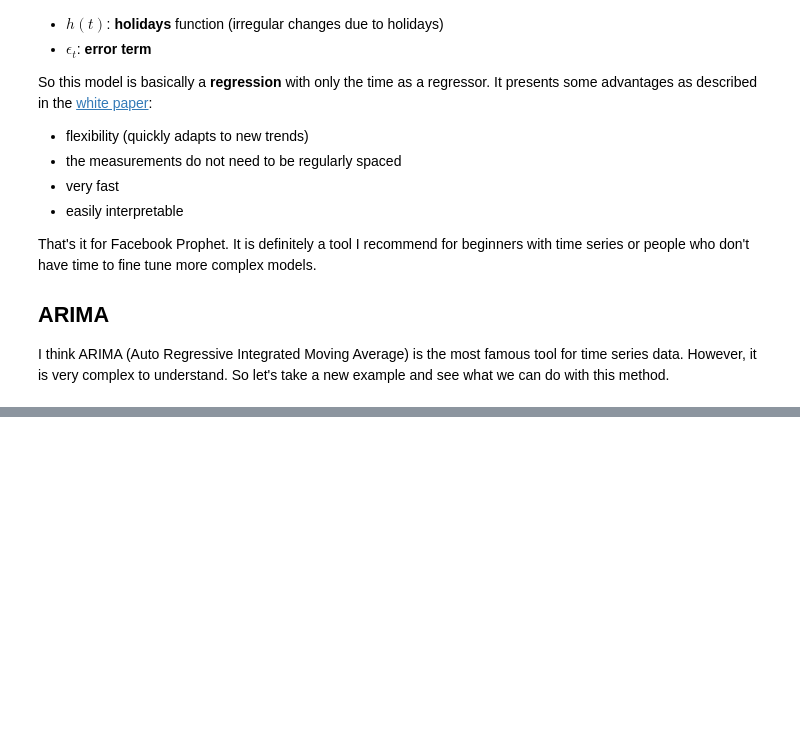
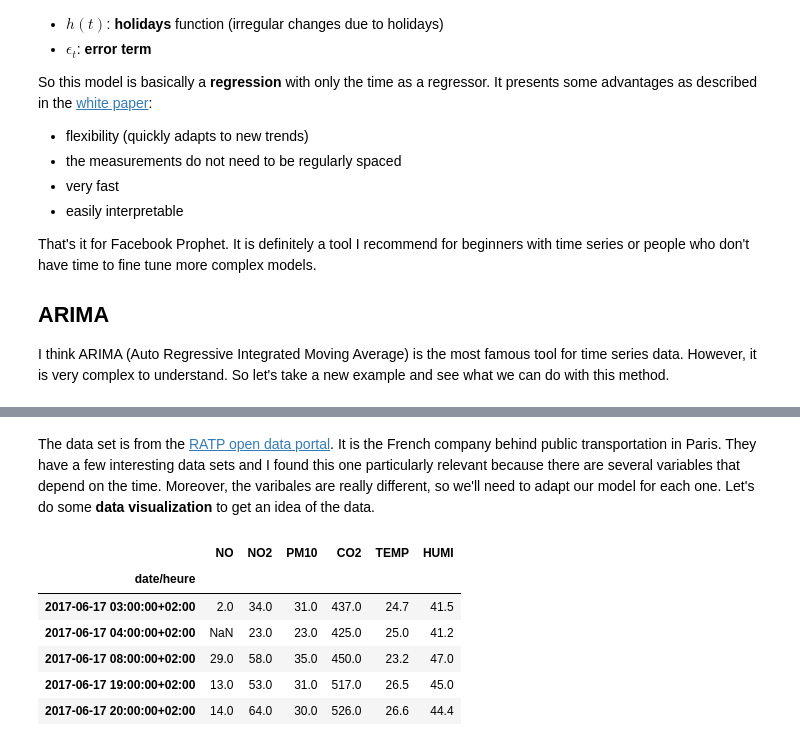
Before and after one commit to goujonbe/data_science_for_finance, a Jupyter notebook: notebooks/seasonal_time_series.ipynb, the cells around one changed output, grey strips where cells are left out. Cells and saved outputs as stored; diff of their text form; code cells hidden in the pictures; blank space fills up the shorter version.

```diff
--- a/notebooks/seasonal_time_series.ipynb
+++ b/notebooks/seasonal_time_series.ipynb
@@ -223,0 +235,15 @@ I think ARIMA (Auto Regressive Integrated Moving Average) is the most famous too
+# %% [markdown]
+The data set is from the [RATP open data portal](https://data.ratp.fr/explore/?sort=modified). It is the French company behind public transportation in Paris. They have a few interesting data sets and I found this one particularly relevant because there are several variables that depend on the time. Moreover, the varibales are really different, so we'll need to adapt our model for each one.
+Let's do some **data visualization** to get an idea of the data.
+# %%
+air_data['date/heure'] = pd.to_datetime(air_data['date/heure'])
+air_data = air_data.set_index('date/heure')
+air_data.head()
+# %% [output]
+|  | NO | NO2 | PM10 | CO2 | TEMP | HUMI |
+| date/heure |  |  |  |  |  |  |
+| 2017-06-17 03:00:00+02:00 | 2.0 | 34.0 | 31.0 | 437.0 | 24.7 | 41.5 |
+| 2017-06-17 04:00:00+02:00 | NaN | 23.0 | 23.0 | 425.0 | 25.0 | 41.2 |
+| 2017-06-17 08:00:00+02:00 | 29.0 | 58.0 | 35.0 | 450.0 | 23.2 | 47.0 |
+| 2017-06-17 19:00:00+02:00 | 13.0 | 53.0 | 31.0 | 517.0 | 26.5 | 45.0 |
+| 2017-06-17 20:00:00+02:00 | 14.0 | 64.0 | 30.0 | 526.0 | 26.6 | 44.4 |
```
Also changed, not shown: parts of 2 cells of this notebook.
